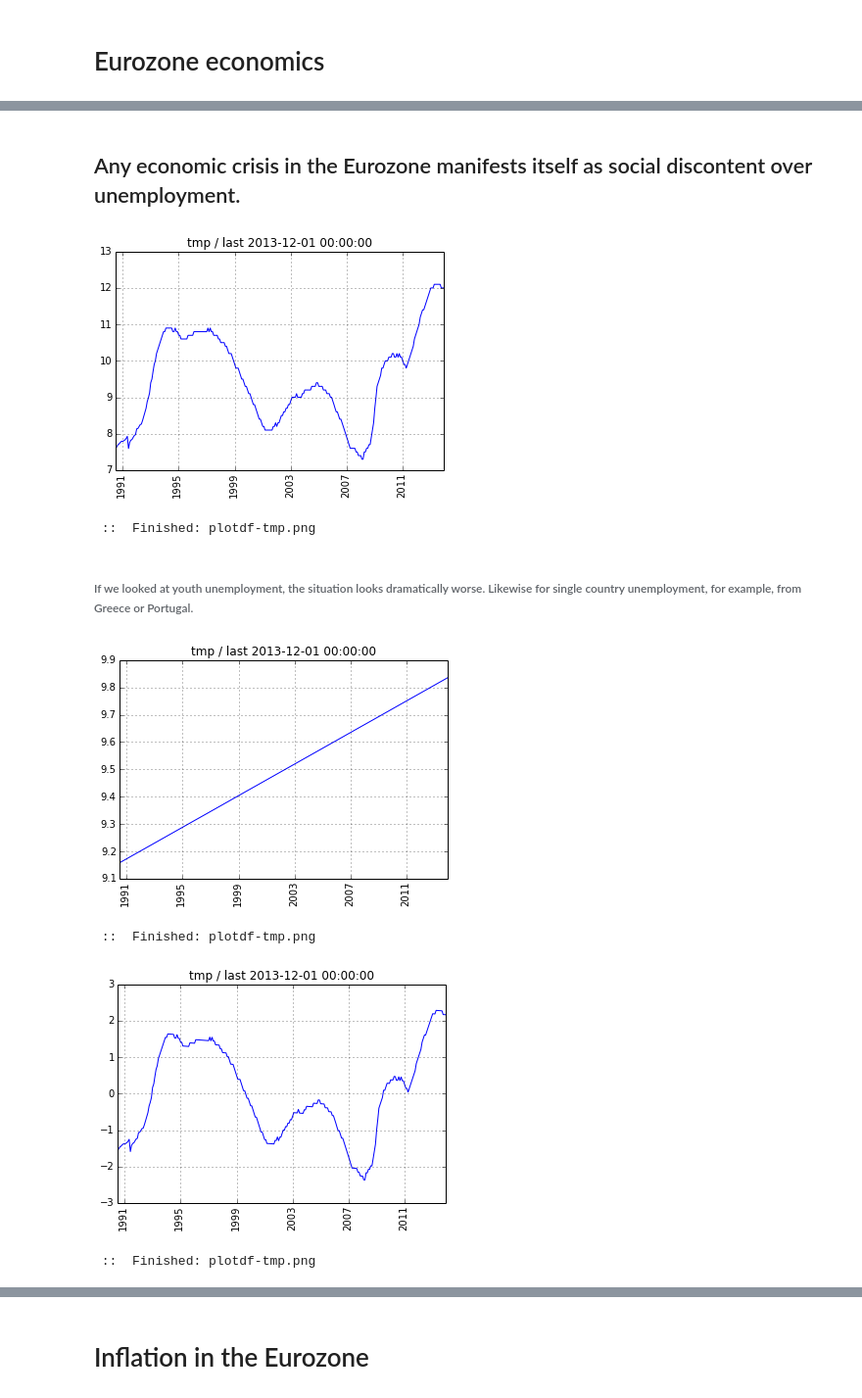
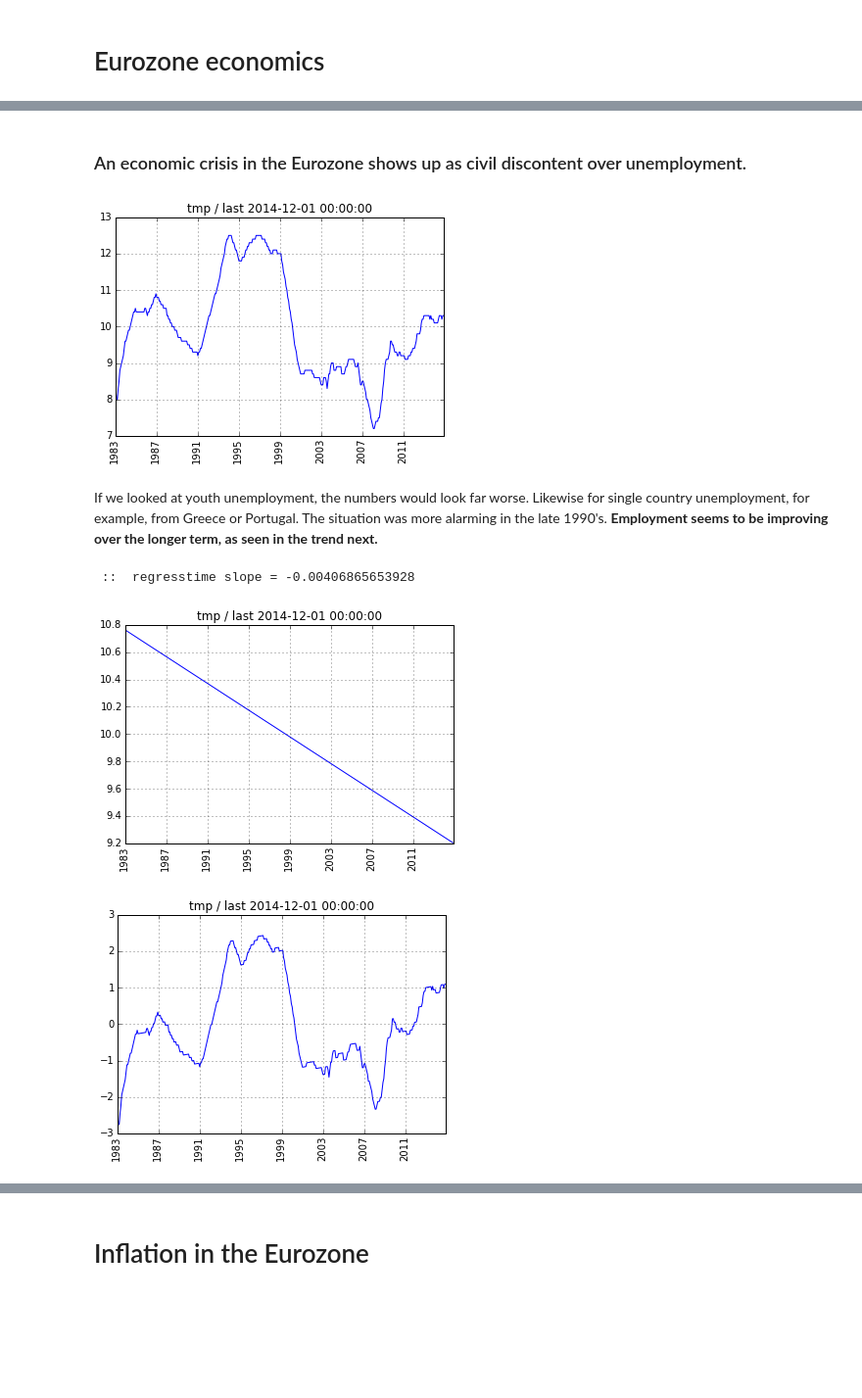
Before and after one commit to rsvp/fecon235, a Jupyter notebook: nb/fred-eurozone.ipynb, the cells around one changed output, grey strips where cells are left out. Shown: that part at 98% size. Cells and saved outputs as stored; diff of their text form; code cells hidden in the pictures; blank space fills up the shorter version.

```diff
--- a/nb/fred-eurozone.ipynb
+++ b/nb/fred-eurozone.ipynb
@@ -55,4 +68,4 @@ from yi_fred import *
 from yi_plot import *
 from yi_timeseries import *
 # %% [markdown]
-## Any economic crisis in the Eurozone manifests itself as social discontent over unemployment.
+### An economic crisis in the Eurozone shows up as civil discontent over unemployment.
@@ -61,21 +72,26 @@ unempeu = getfred(m4unempeu)
+# %%
+#  EU data has not been updated recently (one year lag!),
+#  thus we shall use France as PROXY for the time being:
+unempeu = getfred( m4unempfr )
+
+#  unempeu = getfred( m4unempeu )
+#  Uncomment when the update situation changes.
 # %%
 plotfred(unempeu)
 # %% [output]
-[figure, old version]
+[figure, new version]
- ::  Finished: plotdf-tmp.png
 # %% [markdown]
-###### If we looked at youth unemployment, the situation looks dramatically worse. Likewise for single country unemployment, for example, from Greece or Portugal.
+If we looked at youth unemployment, the numbers would look far worse. Likewise for single country unemployment, for example, from Greece or Portugal. The situation was more alarming in the late 1990's. **Employment seems to be improving over the longer term, as seen in the trend next.**
 # %%
 #  What is the long-term unemployment trend?
-unemptrend = regresstime(unempeu)
-plotfred(unemptrend)
+unemptrend = trend( unempeu )
+plotfred( unemptrend )
 # %% [output]
+ ::  regresstime slope = -0.00406865653928
-[figure, old version]
+[figure, new version]
- ::  Finished: plotdf-tmp.png
 # %%
 #  Deviation from long-term trend:
-unempdev = unempeu - unemptrend
+unempdev = todf( unempeu - unemptrend )
 plotfred(unempdev)
 # %% [output]
-[figure, old version]
+[figure, new version]
- ::  Finished: plotdf-tmp.png
```
Also changed, not shown: parts of 58 cells of this notebook, 1 other file.
